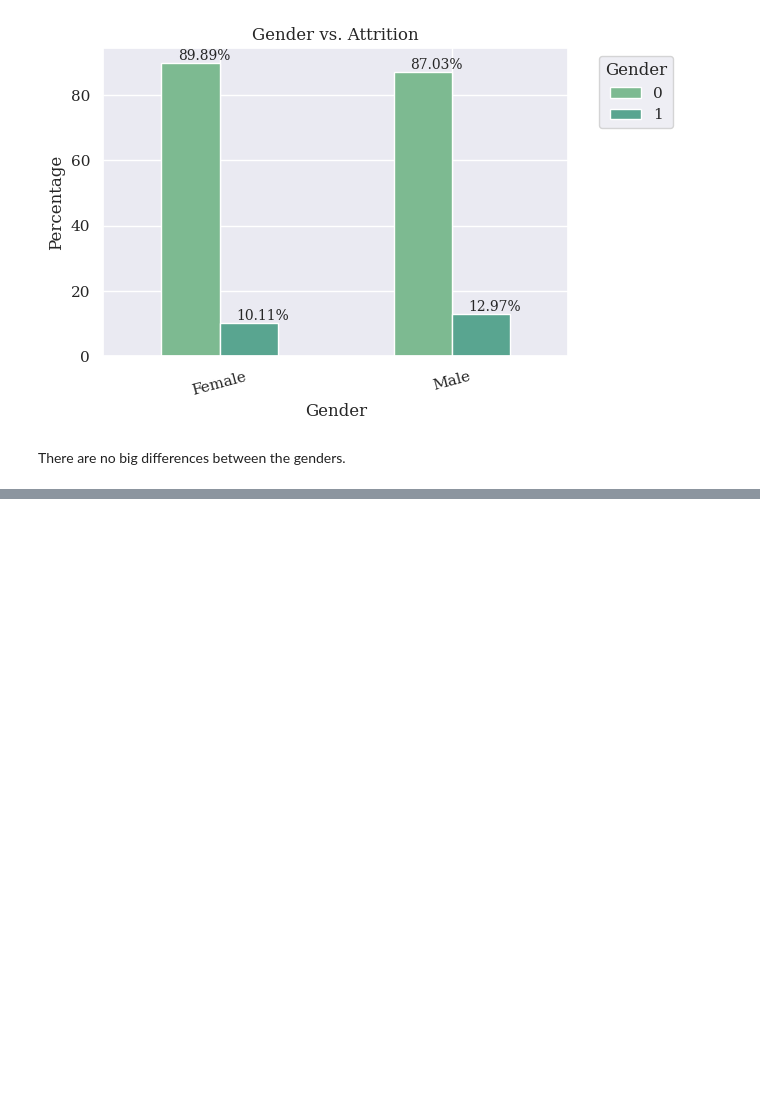
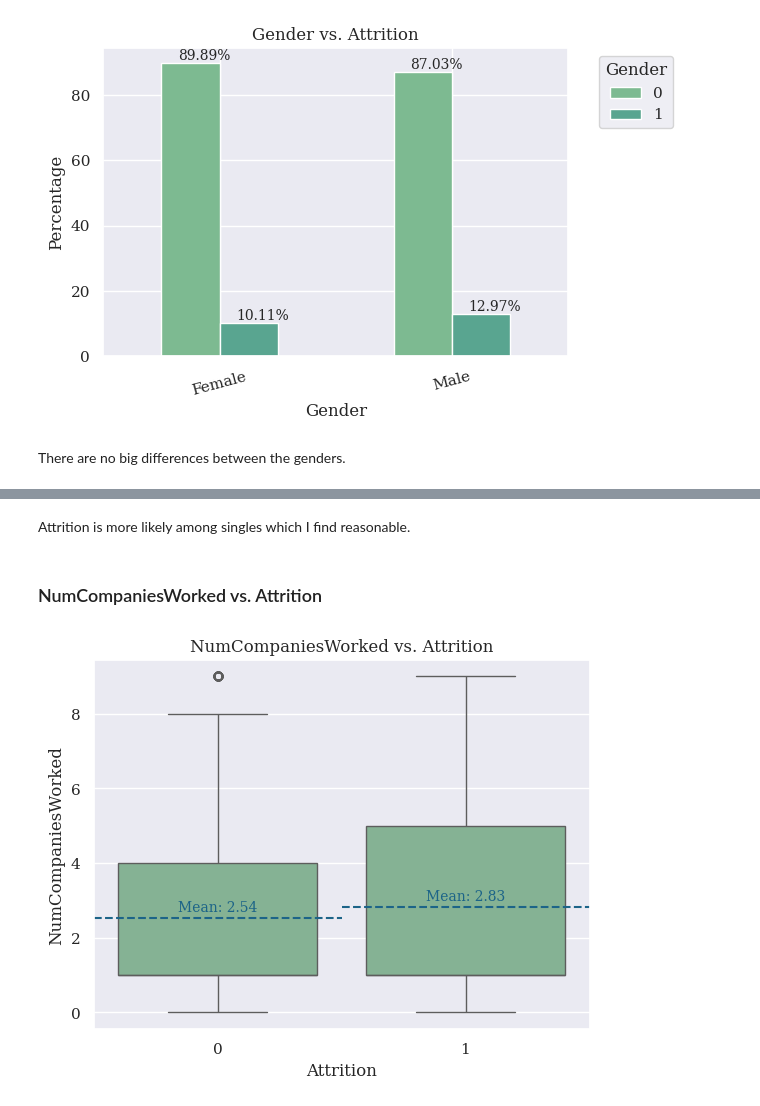
Before and after one commit to scheinmensch/Employee-Attrition, a Jupyter notebook: EDA.ipynb, the cells around one changed output, grey strips where cells are left out. Saved outputs shown, nothing was run; the diff lists cells and outputs as text; code cells hidden in the pictures; blank space fills up the shorter version.

```diff
--- a/EDA.ipynb
+++ b/EDA.ipynb
@@ -1091,0 +1112,20 @@ There are no big differences between the genders.
+# %% [markdown]
+Attrition is more likely among singles which I find reasonable.
+# %% [markdown]
+### NumCompaniesWorked vs. Attrition
+# %%
+ax = sns.boxplot(x='Attrition', y='NumCompaniesWorked', data=data, color='#7dba91')
+
+means = data.groupby('Attrition')['NumCompaniesWorked'].mean()
+
+for i, mean_val in enumerate(means):
+    ax.text(i, mean_val + 0.1, f'Mean: {mean_val:.2f}', ha='center', va='bottom', fontsize=10, color='#1c6488')
+
+    ax.axhline(y=mean_val, linestyle='--', color='#1c6488', xmin=i/len(means), xmax=(i+1)/len(means), label=f'Mean {data["Attrition"].unique()[i]}')
+
+plt.title('NumCompaniesWorked vs. Attrition')
+plt.xlabel('Attrition')
+plt.ylabel('NumCompaniesWorked')
+plt.show()
+# %% [output]
+[figure, added]
```
Also changed, not shown: parts of 20 cells of this notebook.
